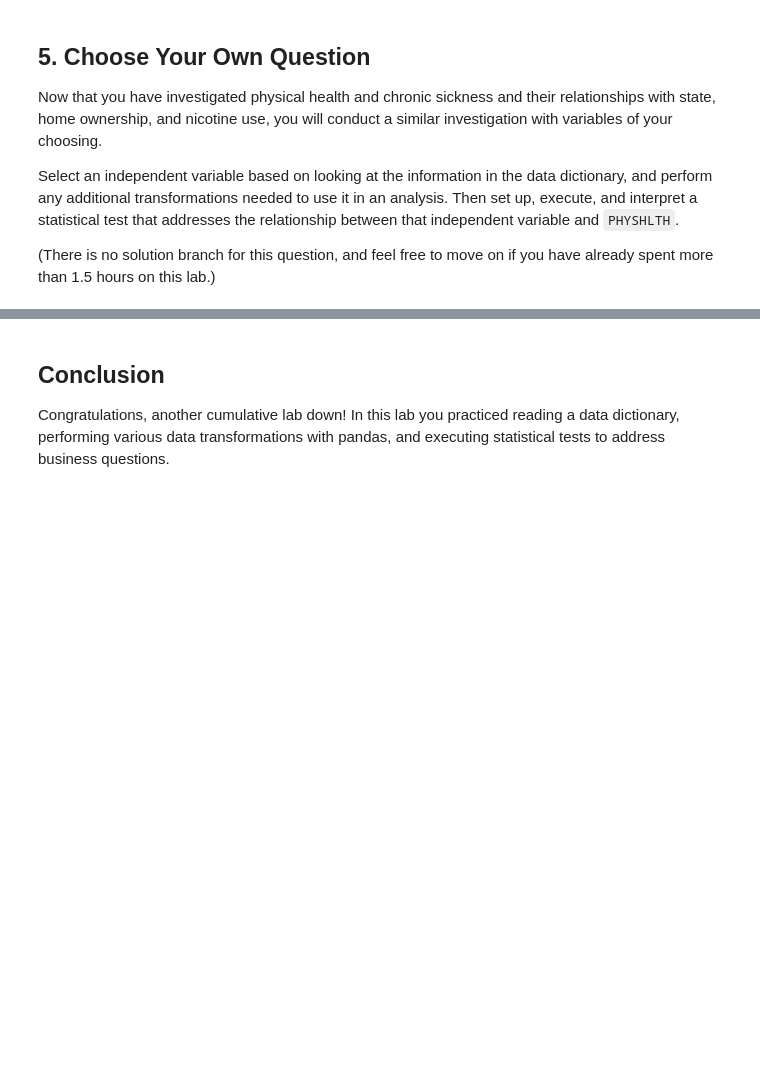
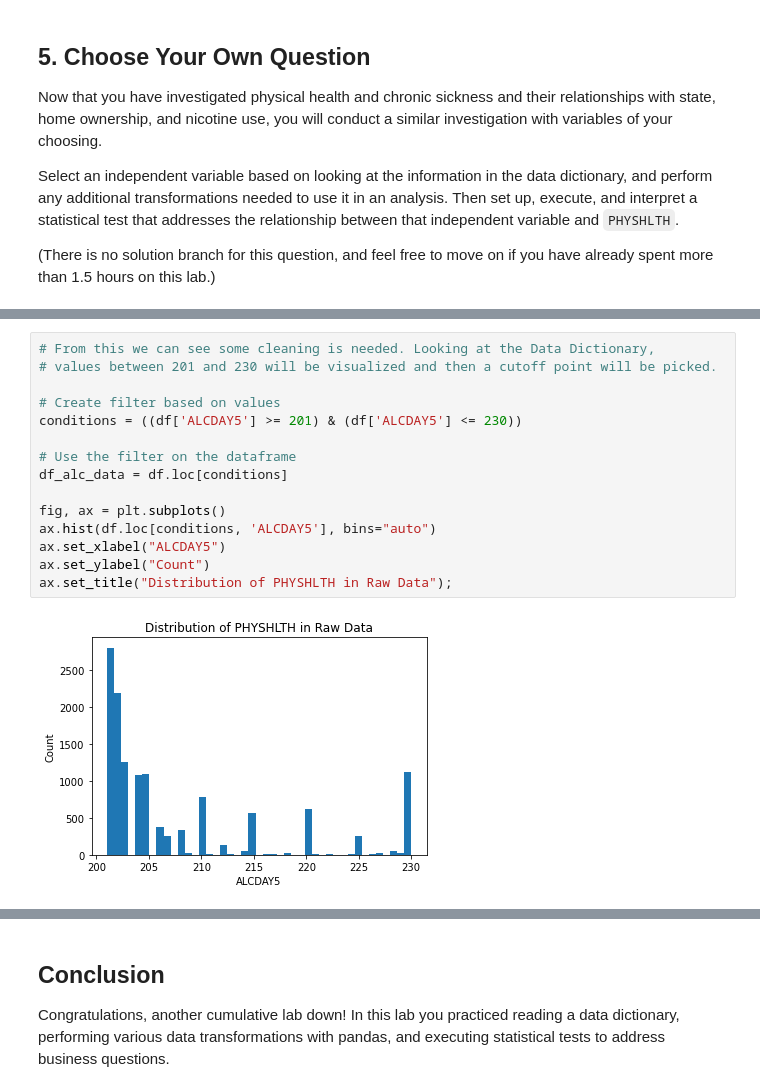
Before and after one commit to thegrandblooms/dsc-hypothesis-testing-lab, a Jupyter notebook: index.ipynb, the cells around one changed output, grey strips where cells are left out. Cells and saved outputs as stored; diff of their text form; blank space fills up the shorter version.

```diff
--- a/index.ipynb
+++ b/index.ipynb
@@ -345,0 +612,17 @@ Select an independent variable based on looking at the information in the data d
+# %%
+# From this we can see some cleaning is needed. Looking at the Data Dictionary,
+# values between 201 and 230 will be visualized and then a cutoff point will be picked.
+
+# Create filter based on values
+conditions = ((df['ALCDAY5'] >= 201) & (df['ALCDAY5'] <= 230))
+
+# Use the filter on the dataframe
+df_alc_data = df.loc[conditions]
+
+fig, ax = plt.subplots()
+ax.hist(df.loc[conditions, 'ALCDAY5'], bins="auto")
+ax.set_xlabel("ALCDAY5")
+ax.set_ylabel("Count")
+ax.set_title("Distribution of PHYSHLTH in Raw Data");
+# %% [output]
+[figure, added]
```
Also changed, not shown: parts of 50 cells of this notebook.
